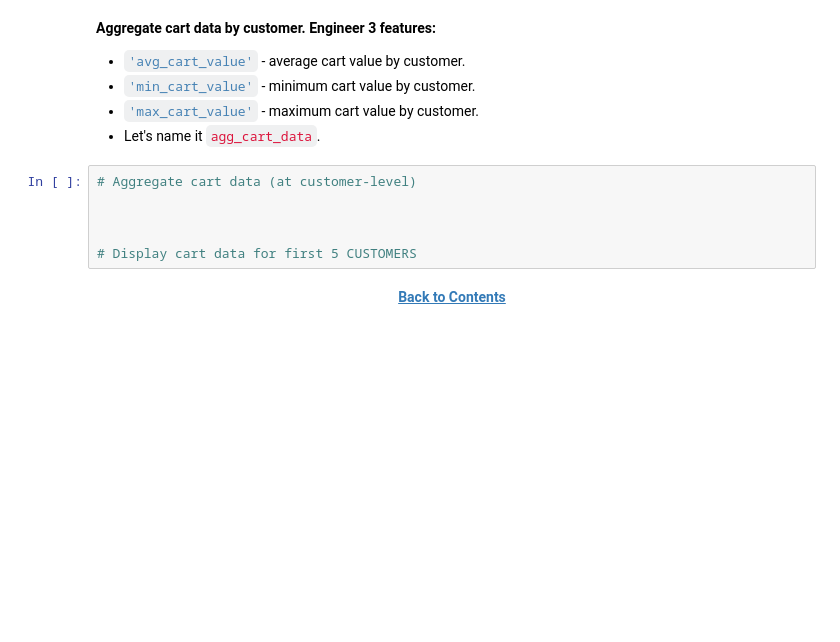
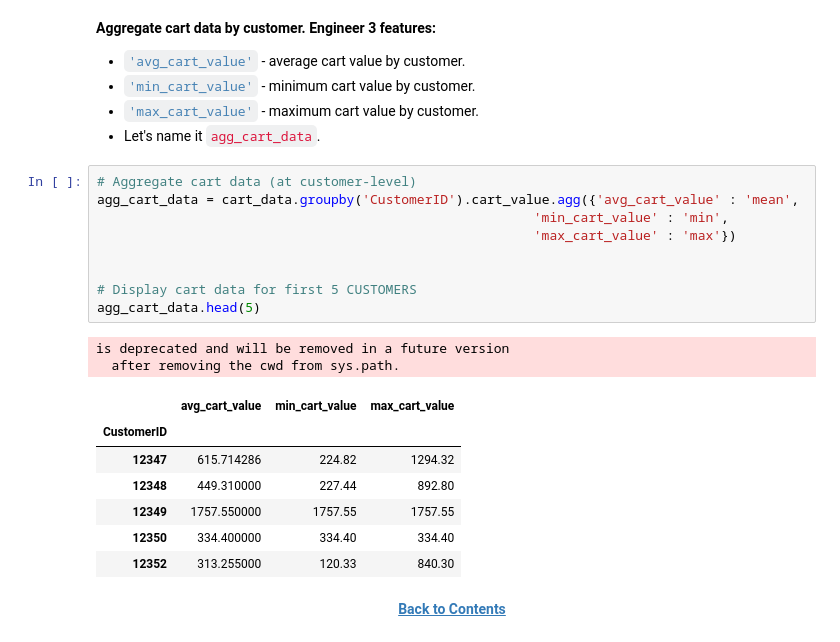
Before and after one commit to nmlook/EDS-Project-4-Workbook-Bundle, a Jupyter notebook: Module 1 - Data Wrangling.ipynb, the cells around one changed output. Drawn from its saved outputs; the diff is of its cells as text; blank space fills up the shorter version.

```diff
--- a/Module 1 - Data Wrangling.ipynb
+++ b/Module 1 - Data Wrangling.ipynb
@@ -274,10 +283,23 @@ You won't always be able to easily roll up to customer-level directly... Sometim
 * Let's name it <code style="color:crimson">agg_cart_data</code>.
 # %%
 # Aggregate cart data (at customer-level)
-
+agg_cart_data = cart_data.groupby('CustomerID').cart_value.agg({'avg_cart_value' : 'mean',
+                                                        'min_cart_value' : 'min',
+                                                        'max_cart_value' : 'max'})
 
 
 # Display cart data for first 5 CUSTOMERS
+agg_cart_data.head(5)
+# %% [output]
+is deprecated and will be removed in a future version
+  after removing the cwd from sys.path.
+|  | avg_cart_value | min_cart_value | max_cart_value |
+| CustomerID |  |  |  |
+| 12347 | 615.714286 | 224.82 | 1294.32 |
+| 12348 | 449.310000 | 227.44 | 892.80 |
+| 12349 | 1757.550000 | 1757.55 | 1757.55 |
+| 12350 | 334.400000 | 334.40 | 334.40 |
+| 12352 | 313.255000 | 120.33 | 840.30 |
 # %% [markdown]
 <div style="text-align:center; margin: 40px 0 40px 0; font-weight:bold">
 <a href="#toc">Back to Contents</a>
```
Also changed, not shown: parts of 3 cells of this notebook, 1 other file.
